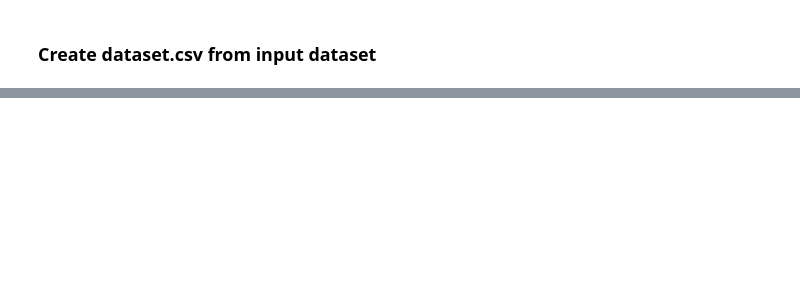
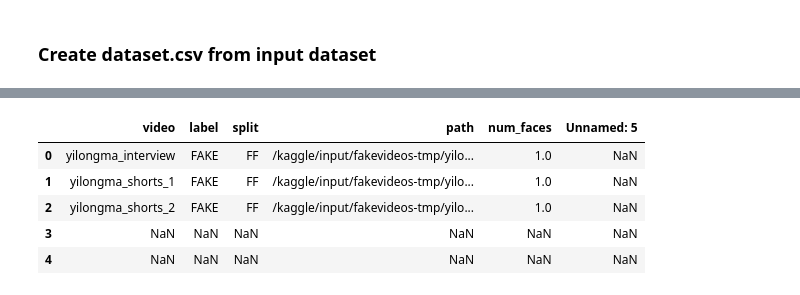
Before and after one commit to luanakwon/Deepfake-Detection-MAICON2023, a Jupyter notebook: using-yunet.ipynb, the cells around one changed output, grey strips where cells are left out. Saved outputs shown, nothing was run; the diff lists cells and outputs as text; code cells hidden in the pictures; blank space fills up the shorter version.

```diff
--- a/using-yunet.ipynb
+++ b/using-yunet.ipynb
@@ -118,13 +133,21 @@ def crop_from_image(frame, detection, scale, dsize):
 # %%
 model_path = '/kaggle/working/Deepfake-Detection-MAICON2023/tmp_data/FaceDet_model_Yunet/face_detection_yunet_2023mar.onnx'
 detector = cv2.FaceDetectorYN.create(model_path,"", (320, 320))
 
-os.makedirs('deepfake-detection-face-dataset', exist_ok=True)
+os.makedirs('fakevideos-tmp', exist_ok=True)
 
-df_nface_path = '/kaggle/working/Deepfake-Detection-MAICON2023/tmp_data/csv/dataset_nfaces.csv'
+# df_nface_path = '/kaggle/working/Deepfake-Detection-MAICON2023/tmp_data/csv/dataset_nfaces.csv'
+df_nface_path = '/kaggle/input/fakevideos-tmp/metadata.csv'
 df_nface = pd.read_csv(df_nface_path)
 
 df_nface.head()
+# %% [output]
+|  | video | label | split | path | num_faces | Unnamed: 5 |
+| 0 | yilongma_interview | FAKE | FF | /kaggle/input/fakevideos-tmp/yilo... | 1.0 | NaN |
+| 1 | yilongma_shorts_1 | FAKE | FF | /kaggle/input/fakevideos-tmp/yilo... | 1.0 | NaN |
+| 2 | yilongma_shorts_2 | FAKE | FF | /kaggle/input/fakevideos-tmp/yilo... | 1.0 | NaN |
+| 3 | NaN | NaN | NaN | NaN | NaN | NaN |
+| 4 | NaN | NaN | NaN | NaN | NaN | NaN |
 # %%
 for _, row in tqdm(df_nface[df_nface['num_faces'] == 1].iterrows(),total=2549):
     video_name = row['video']
```
Also changed, not shown: parts of 7 cells of this notebook.
